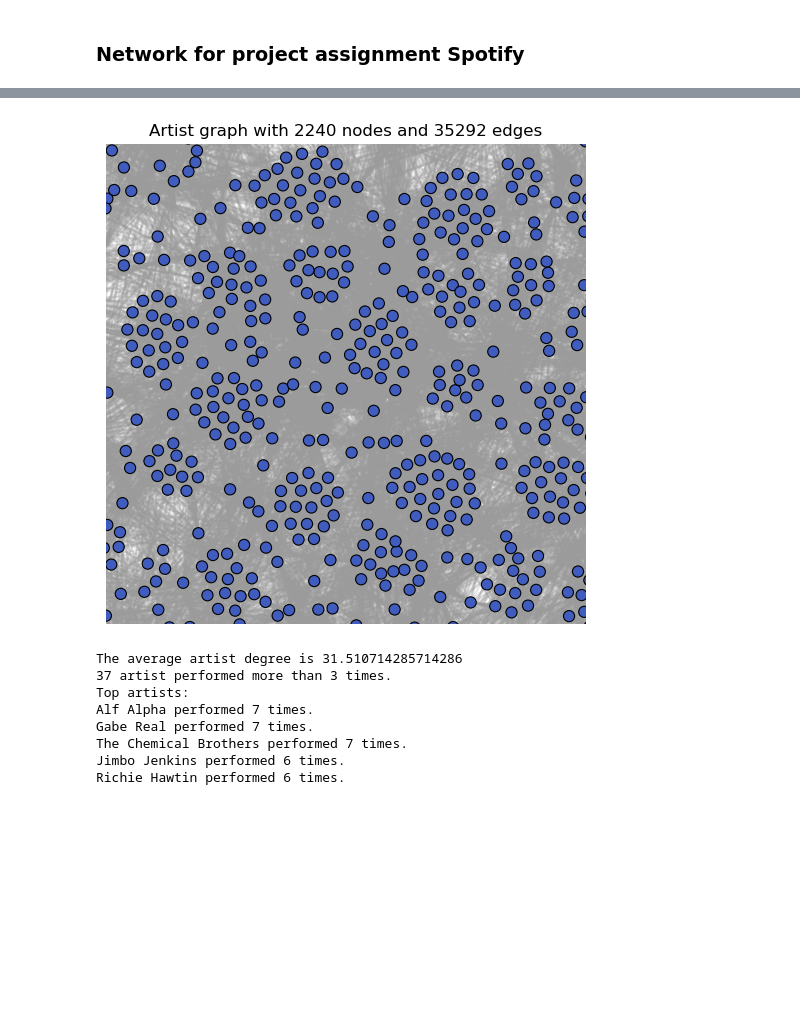
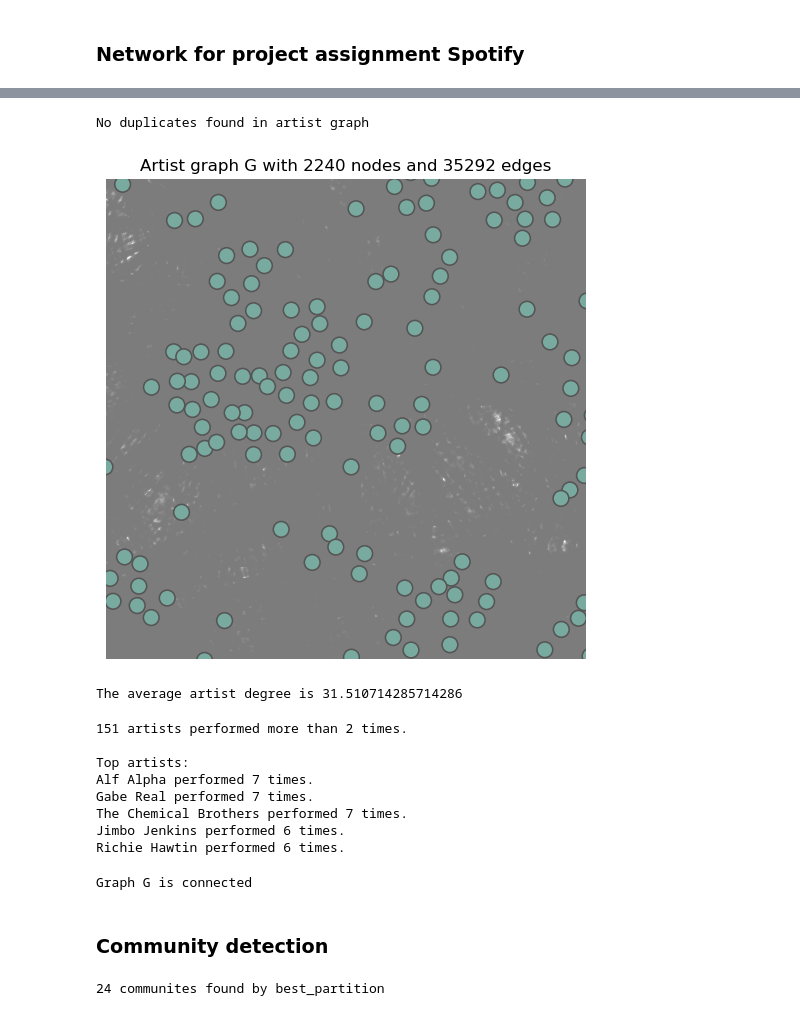
Before and after one commit to lwhitlock8/css-spotify-project, a Jupyter notebook: creating_network.ipynb, the cells around one changed output, grey strips where cells are left out. Saved outputs shown, nothing was run; the diff lists cells and outputs as text; code cells hidden in the pictures; blank space fills up the shorter version.

```diff
--- a/creating_network.ipynb
+++ b/creating_network.ipynb
@@ -13,5 +13,7 @@ import numpy as np
 artist_data = pd.read_csv("data/coachella_artists.csv")
 song_data = pd.read_csv("data/song_dataset_2.csv")
 
+# Data set with genres
+artist_data = pd.read_csv("data/coachella_artists_full.csv")
 artist_data
 # %% [output]
@@ -89,3 +69,13 @@ stage: ['Yuma Tent']
+# %%
+# Check that there are no duplicate artists in the graph
+
+if len(set(artists_graph.nodes())) == len(artists_graph.nodes()):
+    print("No duplicates found in artist graph")
+
+else:
+    print("Duplicates found")
+# %% [output]
+No duplicates found in artist graph
 # %%
 # Visualize graph
 
@@ -93,10 +83,10 @@ positions, b = nw.visualize(artists_graph)
 # %%
 n, m = artists_graph.number_of_nodes(), artists_graph.number_of_edges()
 fig, ax = nw.draw_netwulf(positions)
-plt.title(f"Artist graph with {n} nodes and {m} edges")
+plt.title(f"Artist graph G with {n} nodes and {m} edges")
 plt.show()
 # %% [output]
-[figure, old version]
+[figure, new version]
 # %%
 """ Graph and data analysis"""
 
@@ -107,11 +97,10 @@ def find_duplicate_artists(df, n, N):
     duplicates = count[count > n]
     print(f"{len(duplicates)} artists performed more than {n} times.")
     top_artists = duplicates.nlargest(N)
-    print("Top artists: ")
+    print("\nTop artists: ")
     for artist, nr in top_artists.items():
         print(f"{artist} performed {nr} times.")
-    return duplicates, top_artists
-
+    return duplicates.index.tolist(), top_artists
 
 
 def calc_average_degree(graph):
@@ -120,14 +109,41 @@ def calc_average_degree(graph):
 
 average_deg_artists = calc_average_degree(artists_graph)
 print(f"The average artist degree is {average_deg_artists}")
-
-dup_artists, top_artists = find_duplicate_artists(artist_data, 3, 5)
 # %% [output]
 The average artist degree is 31.510714285714286
-37 artist performed more than 3 times.
-Top artists:
-Alf Alpha performed 7 times.
-Gabe Real performed 7 times.
-The Chemical Brothers performed 7 times.
-Jimbo Jenkins performed 6 times.
-Richie Hawtin performed 6 times.
+# %%
+n_times = 2
+dup_artists, top_artists = find_duplicate_artists(artist_data, n_times, 5)
+# %% [output]
+151 artists performed more than 2 times.
+
+Top artists:
+Alf Alpha performed 7 times.
+Gabe Real performed 7 times.
+The Chemical Brothers performed 7 times.
+Jimbo Jenkins performed 6 times.
+Richie Hawtin performed 6 times.
+# %%
+# Make sure that the graph is connected
+
+nr_con_comp = nx.number_connected_components(artists_graph)
+if nr_con_comp == 1:
+    print(f"Graph G is connected")
+else:
+    print(f"Number of connected components in G are {nr_con_comp}")
+# %% [output]
+Graph G is connected
+# %% [markdown]
+### Community detection
+# %%
+# Make communintes based on comminuty.best_partition
+
+import community
+
+communities_in_graph = community.best_partition(artists_graph)
+nx.set_node_attributes(artists_graph, communities_in_graph, "group")
+
+nr_communities = len(set(communities_in_graph.values()))
+print(f"{nr_communities} communites found by best_partition")
+# %% [output]
+24 communites found by best_partition
```
Also changed, not shown: parts of 18 cells of this notebook.
